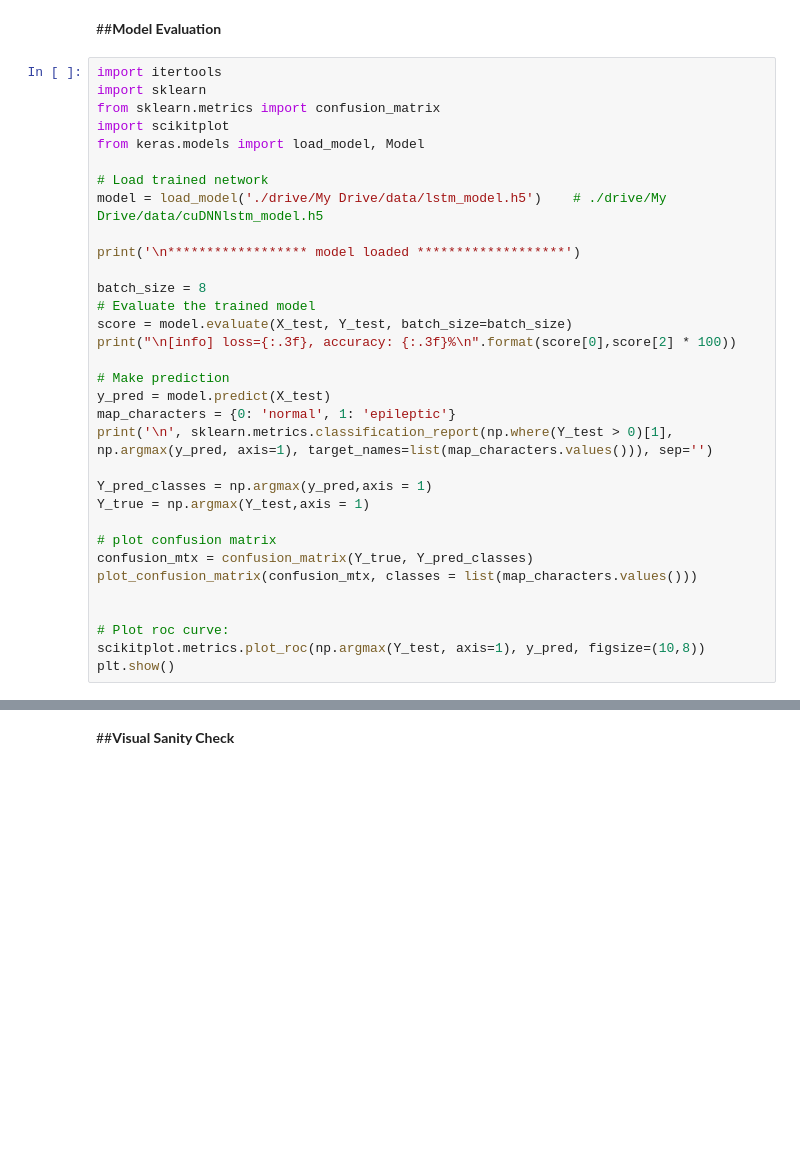
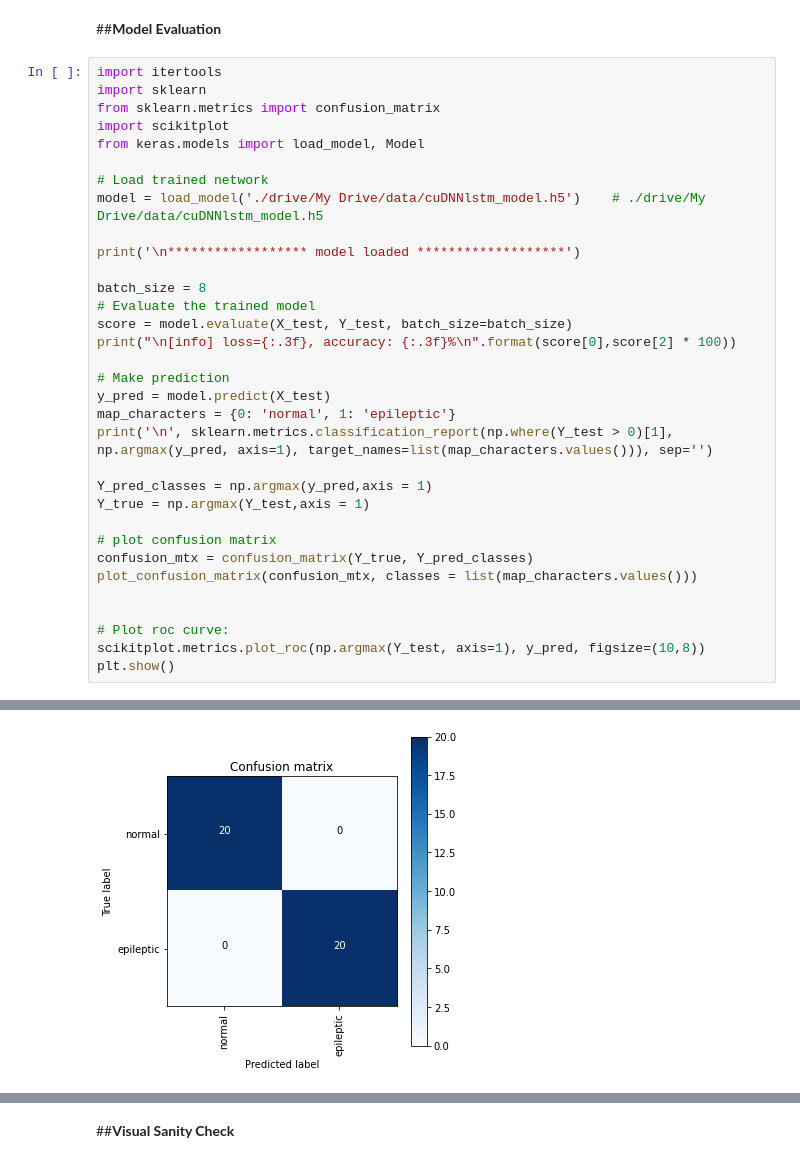
Before and after one commit to cisirtraining/summerschool, a Jupyter notebook: Day2_LSTM_timeseries_prediction.ipynb, the cells around one changed output, grey strips where cells are left out. Drawn from its saved outputs; the diff is of its cells as text; blank space fills up the shorter version.

```diff
--- a/Day2_LSTM_timeseries_prediction.ipynb
+++ b/Day2_LSTM_timeseries_prediction.ipynb
@@ -362,7 +425,7 @@ import scikitplot
 from keras.models import load_model, Model
 
 # Load trained network
-model = load_model('./drive/My Drive/data/lstm_model.h5')    # ./drive/My Drive/data/cuDNNlstm_model.h5
+model = load_model('./drive/My Drive/data/cuDNNlstm_model.h5')    # ./drive/My Drive/data/cuDNNlstm_model.h5
 
 print('\n****************** model loaded *******************')
 
@@ -387,3 +450,4 @@ plot_confusion_matrix(confusion_mtx, classes = list(map_characters.values()))
 # Plot roc curve:
 scikitplot.metrics.plot_roc(np.argmax(Y_test, axis=1), y_pred, figsize=(10,8))
 plt.show()
+# %% [output]
@@ -389,0 +468 @@ plt.show()
+[figure, added]
```
Also changed, not shown: parts of 11 cells of this notebook.
